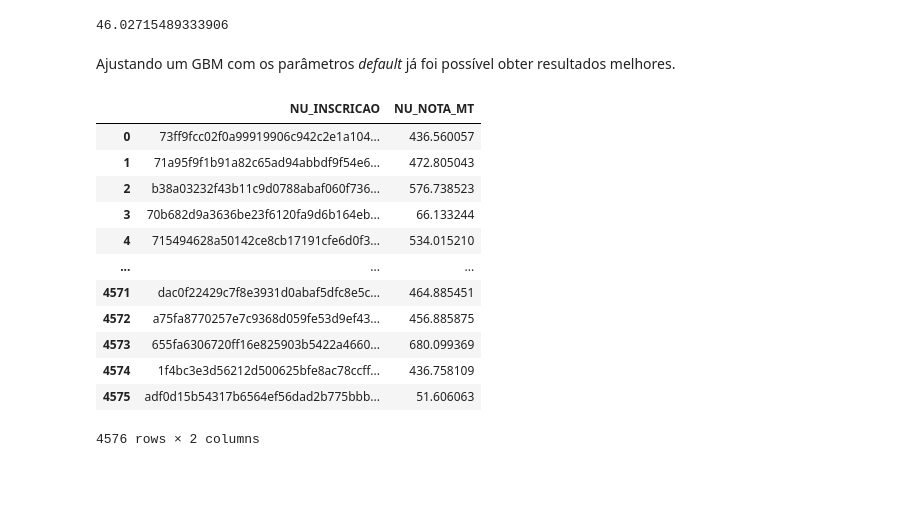
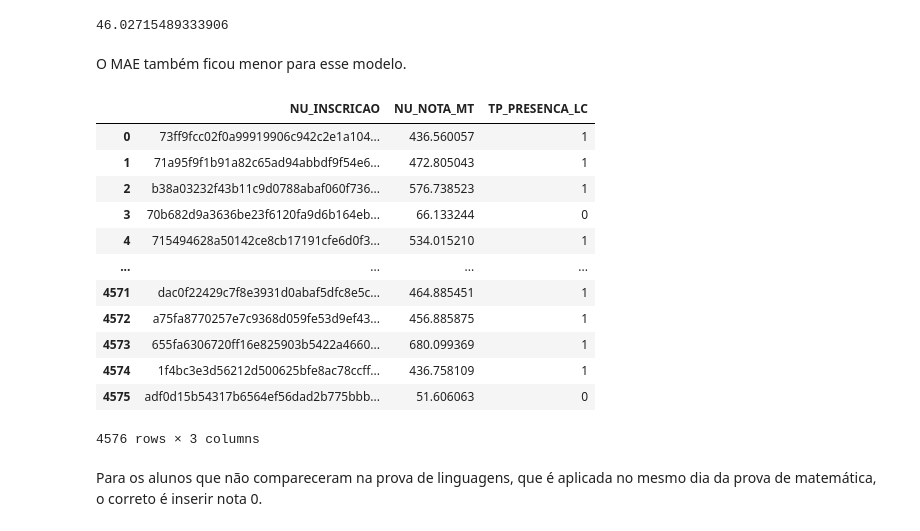
Before and after one commit to jessicalfr/acelera_data_science_codenation, a Jupyter notebook: semana_8/desafio_semana_8/desafio_8_regressao.ipynb, the cells around one changed output. Drawn from its saved outputs; the diff is of its cells as text; code cells hidden in the pictures; blank space fills up the shorter version.

Commit message:
melhoria do resultado

```diff
--- a/semana_8/desafio_semana_8/desafio_8_regressao.ipynb
+++ b/semana_8/desafio_semana_8/desafio_8_regressao.ipynb
@@ -225,5 +215,2 @@ teste['NU_NOTA_LC'].fillna(0, inplace = True)
-# %%
-# substitui NaN por 0
-teste['NU_NOTA_REDACAO'].fillna(0, inplace = True)
 # %% [markdown]
 A variável `TP_STATUS_REDACAO` também contém dados ausentes e a decisão foi de removê-la. Como esse dado só está ausente na base de teste, não seria possível criar uma categoria extra indicando que o dado está ausente, que seria a estratégia utilizada para tratar os dados ausentes.
@@ -268,20 +257,11 @@ TP_ST_CONCLUSAO       int64
 dtype: object
 # %% [markdown]
 As variáveis `TP_ANO_CONCLUIU`, `TP_COR_RACA`, `TP_NACIONALIDADE` e `TP_ST_CONCLUSAO` são, na verdade, variáveis categóricas que estão codificadas como números inteiros. Dessa forma, é necessário transformar o tipo da coluna para `object`.
-# %%
-# transforma o tipo das colunas
-treino['TP_ANO_CONCLUIU'] = treino['TP_ANO_CONCLUIU'].astype('category')
-teste['TP_ANO_CONCLUIU'] = teste['TP_ANO_CONCLUIU'].astype('category')
-
-treino['TP_COR_RACA'] = treino['TP_COR_RACA'].astype('category')
-teste['TP_COR_RACA'] = teste['TP_COR_RACA'].astype('category')
-
-treino['TP_ESCOLA'] = treino['TP_ESCOLA'].astype('category')
-teste['TP_ESCOLA'] = teste['TP_ESCOLA'].astype('category')
-
-treino['TP_NACIONALIDADE'] = treino['TP_NACIONALIDADE'].astype('category')
-teste['TP_NACIONALIDADE'] = teste['TP_NACIONALIDADE'].astype('category')
-
-treino['TP_ST_CONCLUSAO'] = treino['TP_ST_CONCLUSAO'].astype('category')
-teste['TP_ST_CONCLUSAO'] = teste['TP_ST_CONCLUSAO'].astype('category')
+# %%
+# ajusta o tipo para object
+objs = ('TP_ANO_CONCLUIU', 'TP_COR_RACA', 'TP_ESCOLA', 'TP_NACIONALIDADE', 'TP_ST_CONCLUSAO')
+
+for var in objs:
+    treino[var] = treino[var].astype('category')
+    teste[var] = teste[var].astype('category')
 # %% [markdown]
@@ -294,6 +274,7 @@ y_treino = treino['NU_NOTA_MT']
 # separa as features de teste e o número de inscrição
 x_teste = pd.get_dummies(teste[features])
 inscricao_teste = teste['NU_INSCRICAO']
+compareceu_prova_lc = teste['TP_PRESENCA_LC']
 # %%
 # formato da base de treino após one-hot encoding
 x_treino.shape
@@ -438,25 +421,27 @@ mean_squared_error(y_treino, pred_treino_gbm)
 median_absolute_error(y_treino, pred_treino_gbm)
 # %% [output]
 46.02715489333906
-# %% [markdown]
-Ajustando um GBM com os parâmetros *default* já foi possível obter resultados melhores.
+# %% [markdown]
+O MAE também ficou menor para esse modelo.
 # %%
 # predição nos dados de teste
 pred_gbm = gbm.predict(x_teste)
 
-resultado_gbm = pd.DataFrame({'NU_INSCRICAO': inscricao_teste, 'NU_NOTA_MT': pred_gbm})
+resultado_gbm = pd.DataFrame({'NU_INSCRICAO': inscricao_teste, 'NU_NOTA_MT': pred_gbm, 'TP_PRESENCA_LC': compareceu_prova_lc})
 resultado_gbm
 # %% [output]
-|  | NU_INSCRICAO | NU_NOTA_MT |
-| 0 | 73ff9fcc02f0a99919906c942c2e1a104... | 436.560057 |
-| 1 | 71a95f9f1b91a82c65ad94abbdf9f54e6... | 472.805043 |
-| 2 | b38a03232f43b11c9d0788abaf060f736... | 576.738523 |
-| 3 | 70b682d9a3636be23f6120fa9d6b164eb... | 66.133244 |
-| 4 | 715494628a50142ce8cb17191cfe6d0f3... | 534.015210 |
-| ... | ... | ... |
-| 4571 | dac0f22429c7f8e3931d0abaf5dfc8e5c... | 464.885451 |
-| 4572 | a75fa8770257e7c9368d059fe53d9ef43... | 456.885875 |
-| 4573 | 655fa6306720ff16e825903b5422a4660... | 680.099369 |
-| 4574 | 1f4bc3e3d56212d500625bfe8ac78ccff... | 436.758109 |
-| 4575 | adf0d15b54317b6564ef56dad2b775bbb... | 51.606063 |
+|  | NU_INSCRICAO | NU_NOTA_MT | TP_PRESENCA_LC |
+| 0 | 73ff9fcc02f0a99919906c942c2e1a104... | 436.560057 | 1 |
+| 1 | 71a95f9f1b91a82c65ad94abbdf9f54e6... | 472.805043 | 1 |
+| 2 | b38a03232f43b11c9d0788abaf060f736... | 576.738523 | 1 |
+| 3 | 70b682d9a3636be23f6120fa9d6b164eb... | 66.133244 | 0 |
+| 4 | 715494628a50142ce8cb17191cfe6d0f3... | 534.015210 | 1 |
+| ... | ... | ... | ... |
+| 4571 | dac0f22429c7f8e3931d0abaf5dfc8e5c... | 464.885451 | 1 |
+| 4572 | a75fa8770257e7c9368d059fe53d9ef43... | 456.885875 | 1 |
+| 4573 | 655fa6306720ff16e825903b5422a4660... | 680.099369 | 1 |
+| 4574 | 1f4bc3e3d56212d500625bfe8ac78ccff... | 436.758109 | 1 |
+| 4575 | adf0d15b54317b6564ef56dad2b775bbb... | 51.606063 | 0 |
-4576 rows × 2 columns
+4576 rows × 3 columns
+# %% [markdown]
+Para os alunos que não compareceram na prova de linguagens, que é aplicada no mesmo dia da prova de matemática, o correto é inserir nota 0.
```
Also changed, not shown: parts of 30 cells of this notebook, 1 other file.
